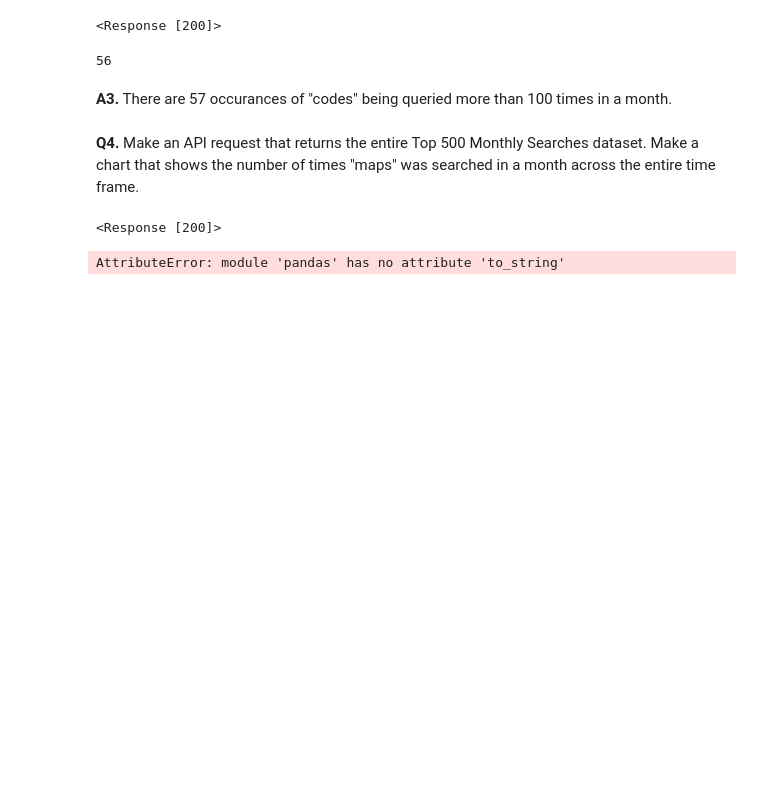
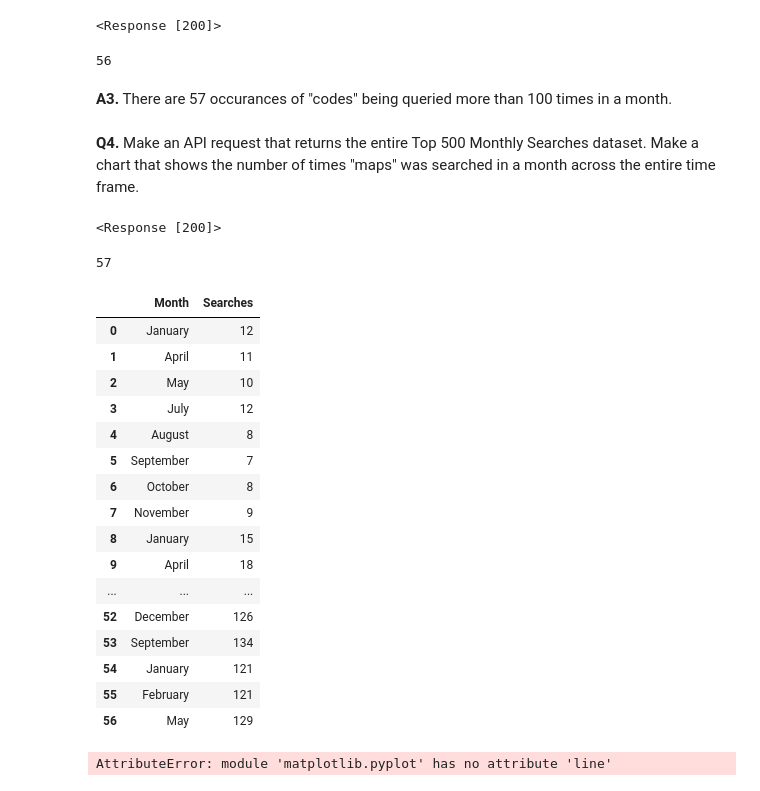
Before and after one commit to NSS-Data-Analytics-Cohort-10/api-jchabinec, a Jupyter notebook: notebooks/api.ipynb, the cells around one changed output. Saved outputs shown, nothing was run; the diff lists cells and outputs as text; code cells hidden in the pictures; blank space fills up the shorter version.

```diff
--- a/notebooks/api.ipynb
+++ b/notebooks/api.ipynb
@@ -108,6 +107,31 @@ response
 <Response [200]>
 # %%
 maps = response.json()
-maps_searches = pd.DataFrame(maps)
+len(maps)
 # %% [output]
-AttributeError: module 'pandas' has no attribute 'to_string'
+57
+# %%
+maps_searches = pd.DataFrame({'Month': [pd.to_datetime(maps[x].get('month_name'), format = '%B').strftime('%B') for x in range(0, len(maps))], 'Searches': [int(maps[x].get('query_count')) for x in range(0, len(maps))]})
+maps_searches
+# %% [output]
+|  | Month | Searches |
+| 0 | January | 12 |
+| 1 | April | 11 |
+| 2 | May | 10 |
+| 3 | July | 12 |
+| 4 | August | 8 |
+| 5 | September | 7 |
+| 6 | October | 8 |
+| 7 | November | 9 |
+| 8 | January | 15 |
+| 9 | April | 18 |
+| ... | ... | ... |
+| 52 | December | 126 |
+| 53 | September | 134 |
+| 54 | January | 121 |
+| 55 | February | 121 |
+| 56 | May | 129 |
+# %%
+plt.line(maps_searches)
+# %% [output]
+AttributeError: module 'matplotlib.pyplot' has no attribute 'line'
```
Also changed, not shown: parts of 1 cell of this notebook, 1 other file.
